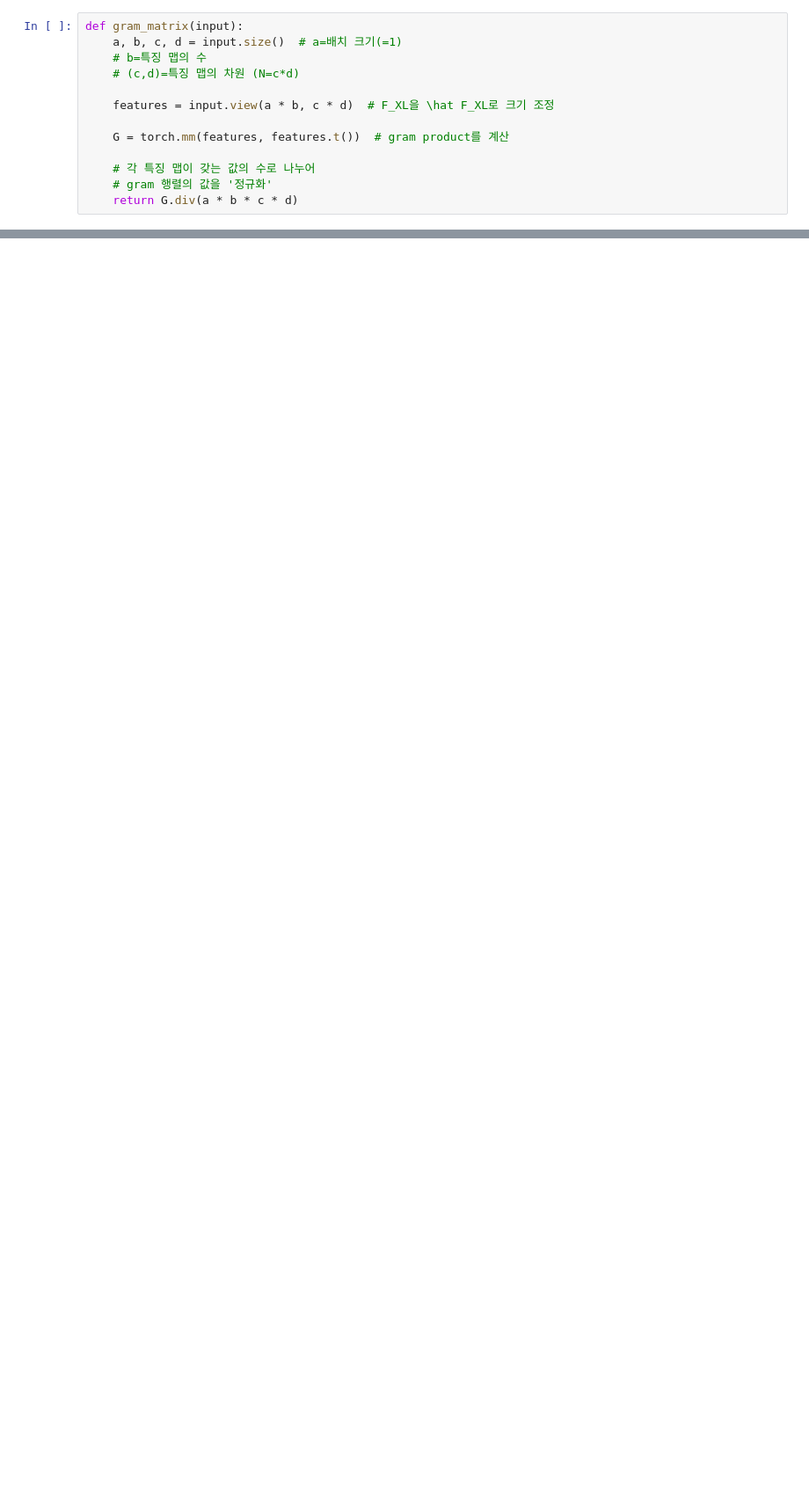
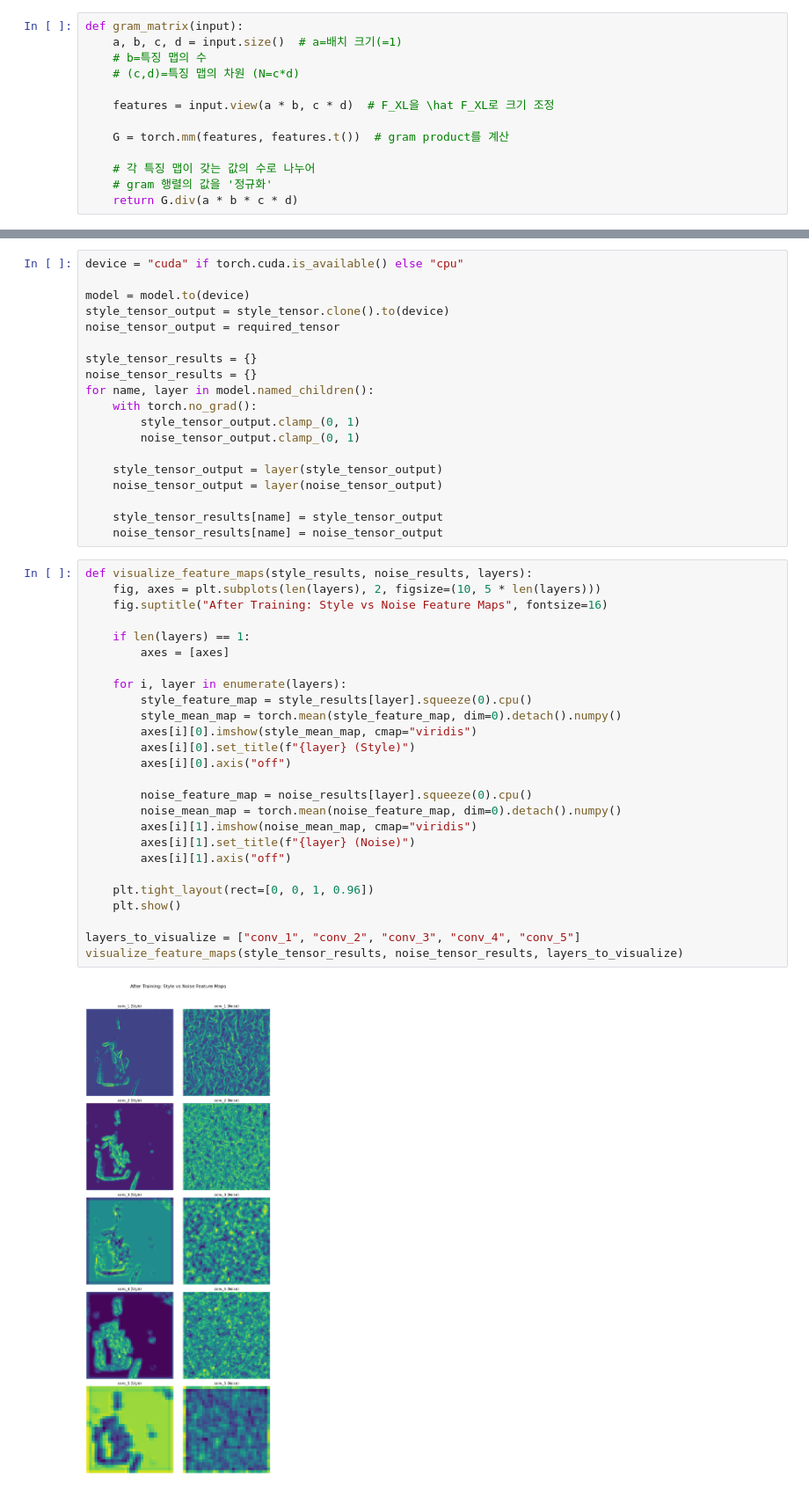
Before and after one commit to Inter-high/dev-notes, a Jupyter notebook: style_feature_extraction.ipynb, the cells around one changed output, grey strips where cells are left out. Shown at 88% size. Cells and saved outputs as stored; diff of their text form; blank space fills up the shorter version.

```diff
--- a/style_feature_extraction.ipynb
+++ b/style_feature_extraction.ipynb
@@ -123,0 +234,47 @@ with torch.no_grad():
+# %%
+device = "cuda" if torch.cuda.is_available() else "cpu"
+
+model = model.to(device)
+style_tensor_output = style_tensor.clone().to(device)
+noise_tensor_output = required_tensor
+
+style_tensor_results = {}
+noise_tensor_results = {}
+for name, layer in model.named_children():
+    with torch.no_grad():
+        style_tensor_output.clamp_(0, 1)
+        noise_tensor_output.clamp_(0, 1)
+
+    style_tensor_output = layer(style_tensor_output)
+    noise_tensor_output = layer(noise_tensor_output)
+
+    style_tensor_results[name] = style_tensor_output
+    noise_tensor_results[name] = noise_tensor_output
+# %%
+def visualize_feature_maps(style_results, noise_results, layers):
+    fig, axes = plt.subplots(len(layers), 2, figsize=(10, 5 * len(layers)))
+    fig.suptitle("After Training: Style vs Noise Feature Maps", fontsize=16)
+
+    if len(layers) == 1:
+        axes = [axes]
+
+    for i, layer in enumerate(layers):
+        style_feature_map = style_results[layer].squeeze(0).cpu()
+        style_mean_map = torch.mean(style_feature_map, dim=0).detach().numpy()
+        axes[i][0].imshow(style_mean_map, cmap="viridis")
+        axes[i][0].set_title(f"{layer} (Style)")
+        axes[i][0].axis("off")
+
+        noise_feature_map = noise_results[layer].squeeze(0).cpu()
+        noise_mean_map = torch.mean(noise_feature_map, dim=0).detach().numpy()
+        axes[i][1].imshow(noise_mean_map, cmap="viridis")
+        axes[i][1].set_title(f"{layer} (Noise)")
+        axes[i][1].axis("off")
+
+    plt.tight_layout(rect=[0, 0, 1, 0.96])
+    plt.show()
+
+layers_to_visualize = ["conv_1", "conv_2", "conv_3", "conv_4", "conv_5"]
+visualize_feature_maps(style_tensor_results, noise_tensor_results, layers_to_visualize)
+# %% [output]
+[figure, added]
```
Also changed, not shown: parts of 11 cells of this notebook.
